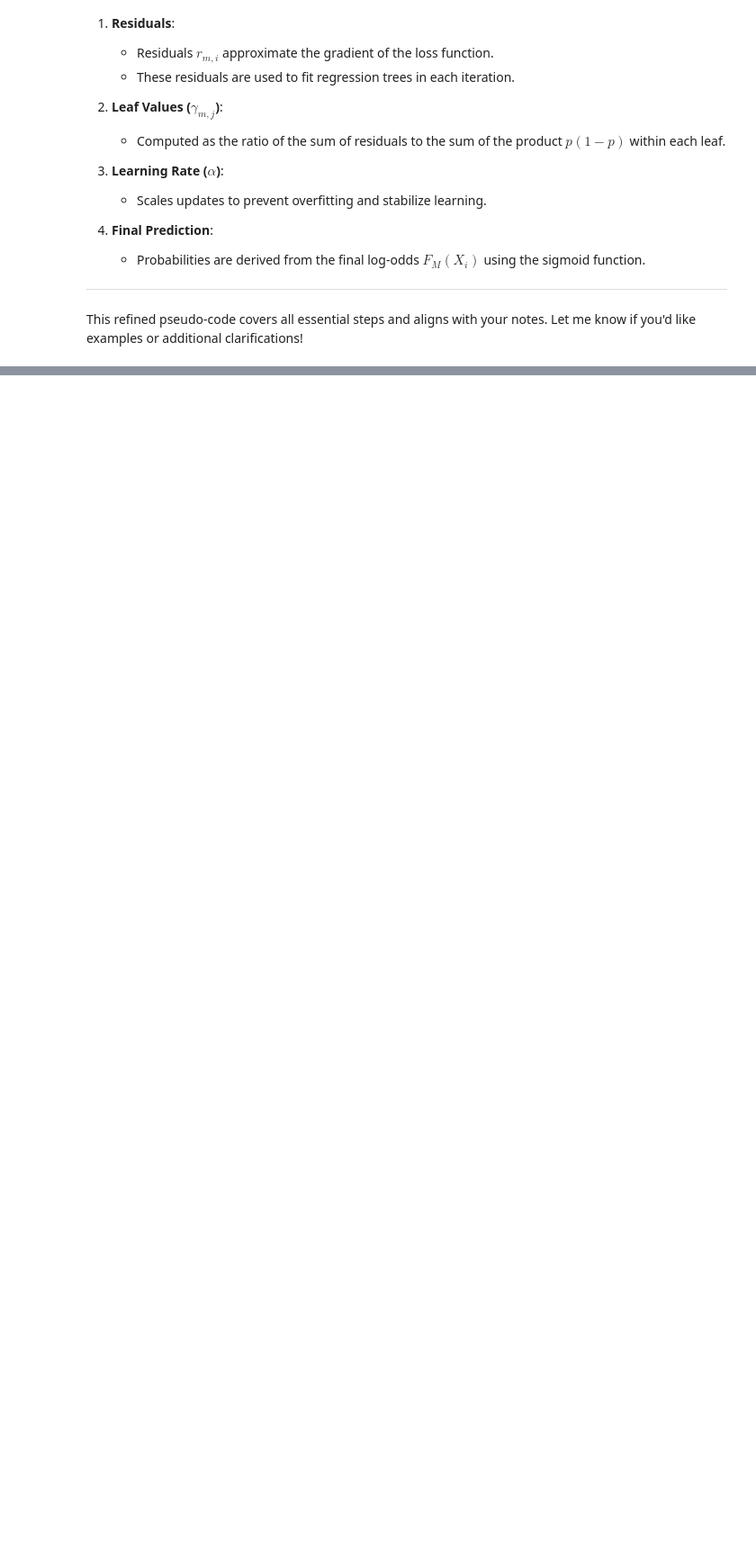
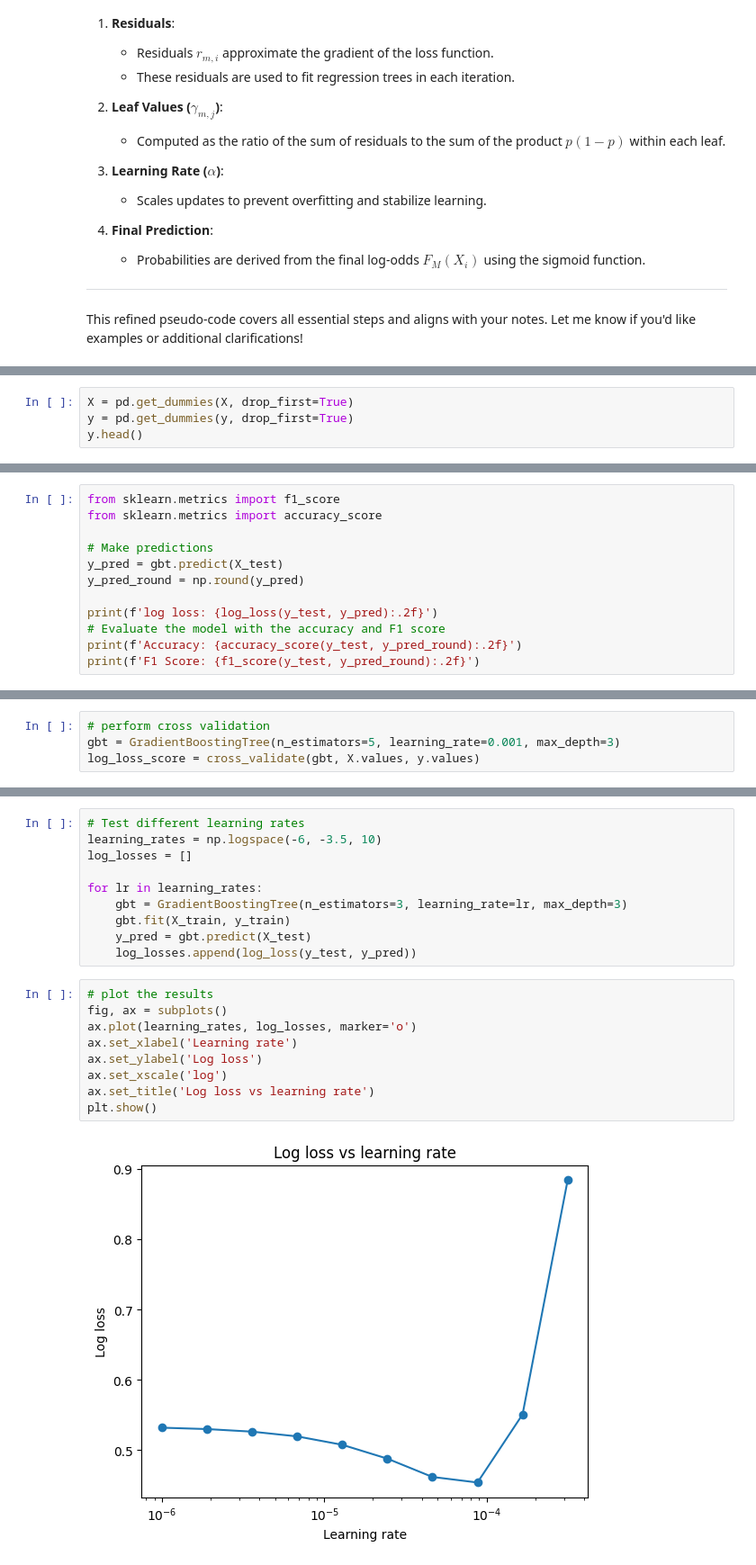
Before and after one commit to Dorianhgn/ML_FRI_Dorian, a Jupyter notebook: Week5/Hugonnet_Assignment5.ipynb, the cells around one changed output, grey strips where cells are left out. Shown at 90% size. Saved outputs shown, nothing was run; the diff lists cells and outputs as text; blank space fills up the shorter version.

Commit message:
Assignment 5: Before performing cross validation in the loops to find best hyperparameters

```diff
--- a/Week5/Hugonnet_Assignment5.ipynb
+++ b/Week5/Hugonnet_Assignment5.ipynb
@@ -185,0 +205,4 @@ from ucimlrepo import fetch_ucirepo
+# %%
+X = pd.get_dummies(X, drop_first=True)
+y = pd.get_dummies(y, drop_first=True)
+y.head()
@@ -185,0 +312,12 @@ from ucimlrepo import fetch_ucirepo
+# %%
+from sklearn.metrics import f1_score
+from sklearn.metrics import accuracy_score
+
+# Make predictions
+y_pred = gbt.predict(X_test)
+y_pred_round = np.round(y_pred)
+
+print(f'log loss: {log_loss(y_test, y_pred):.2f}')
+# Evaluate the model with the accuracy and F1 score
+print(f'Accuracy: {accuracy_score(y_test, y_pred_round):.2f}')
+print(f'F1 Score: {f1_score(y_test, y_pred_round):.2f}')
@@ -185,0 +355,4 @@ from ucimlrepo import fetch_ucirepo
+# %%
+# perform cross validation
+gbt = GradientBoostingTree(n_estimators=5, learning_rate=0.001, max_depth=3)
+log_loss_score = cross_validate(gbt, X.values, y.values)
@@ -185,0 +365,21 @@ from ucimlrepo import fetch_ucirepo
+# %%
+# Test different learning rates
+learning_rates = np.logspace(-6, -3.5, 10)
+log_losses = []
+
+for lr in learning_rates:
+    gbt = GradientBoostingTree(n_estimators=3, learning_rate=lr, max_depth=3)
+    gbt.fit(X_train, y_train)
+    y_pred = gbt.predict(X_test)
+    log_losses.append(log_loss(y_test, y_pred))
+# %%
+# plot the results
+fig, ax = subplots()
+ax.plot(learning_rates, log_losses, marker='o')
+ax.set_xlabel('Learning rate')
+ax.set_ylabel('Log loss')
+ax.set_xscale('log')
+ax.set_title('Log loss vs learning rate')
+plt.show()
+# %% [output]
+[figure, added]
```
Also changed, not shown: parts of 24 cells of this notebook, 1 other file.
